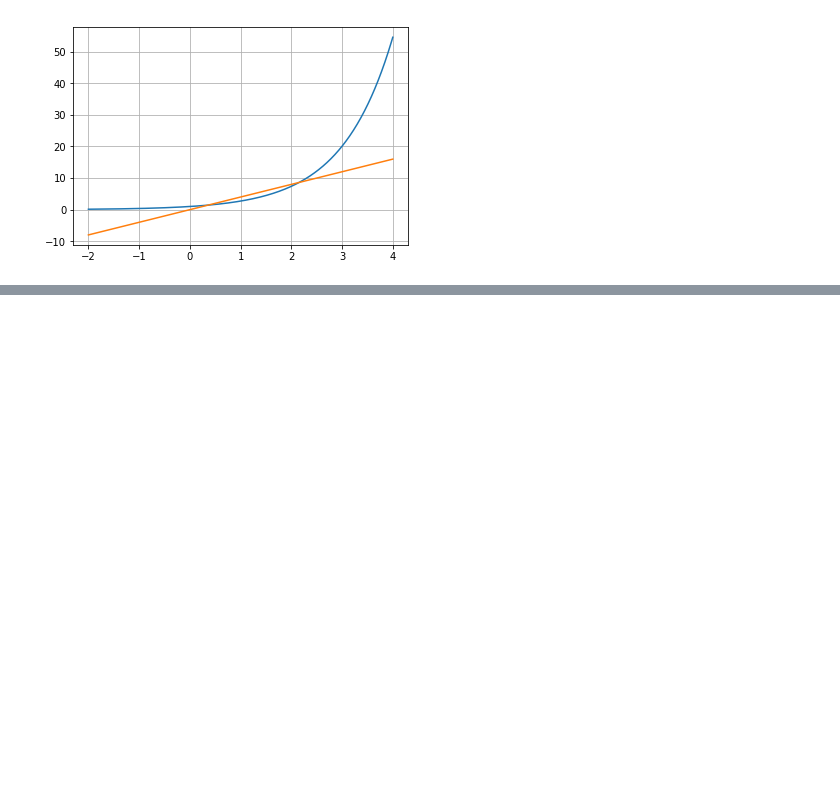
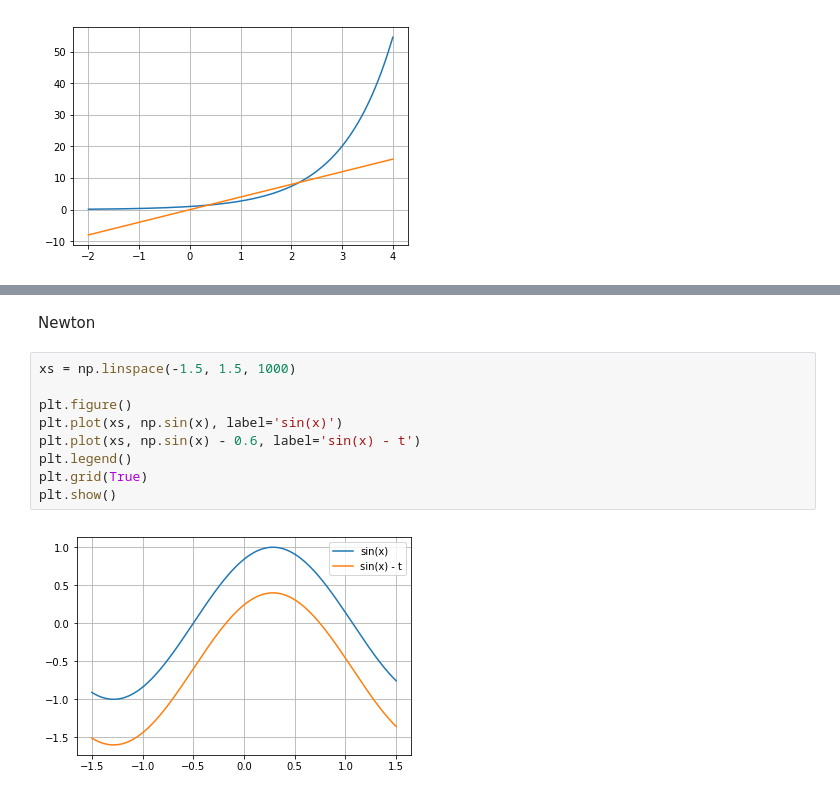
Before and after one commit to mijara/notebooks, a Jupyter notebook: clases/04_roots_of_1D_equations.ipynb, the cells around one changed output, grey strips where cells are left out. Cells and saved outputs as stored; diff of their text form; blank space fills up the shorter version.

```diff
--- a/clases/04_roots_of_1D_equations.ipynb
+++ b/clases/04_roots_of_1D_equations.ipynb
@@ -373,0 +425,13 @@ plt.show()
+# %% [markdown]
+Newton
+# %%
+xs = np.linspace(-1.5, 1.5, 1000)
+
+plt.figure()
+plt.plot(xs, np.sin(x), label='sin(x)')
+plt.plot(xs, np.sin(x) - 0.6, label='sin(x) - t')
+plt.legend()
+plt.grid(True)
+plt.show()
+# %% [output]
+[figure, added]
```
Also changed, not shown: parts of 5 cells of this notebook, 1 other file.
